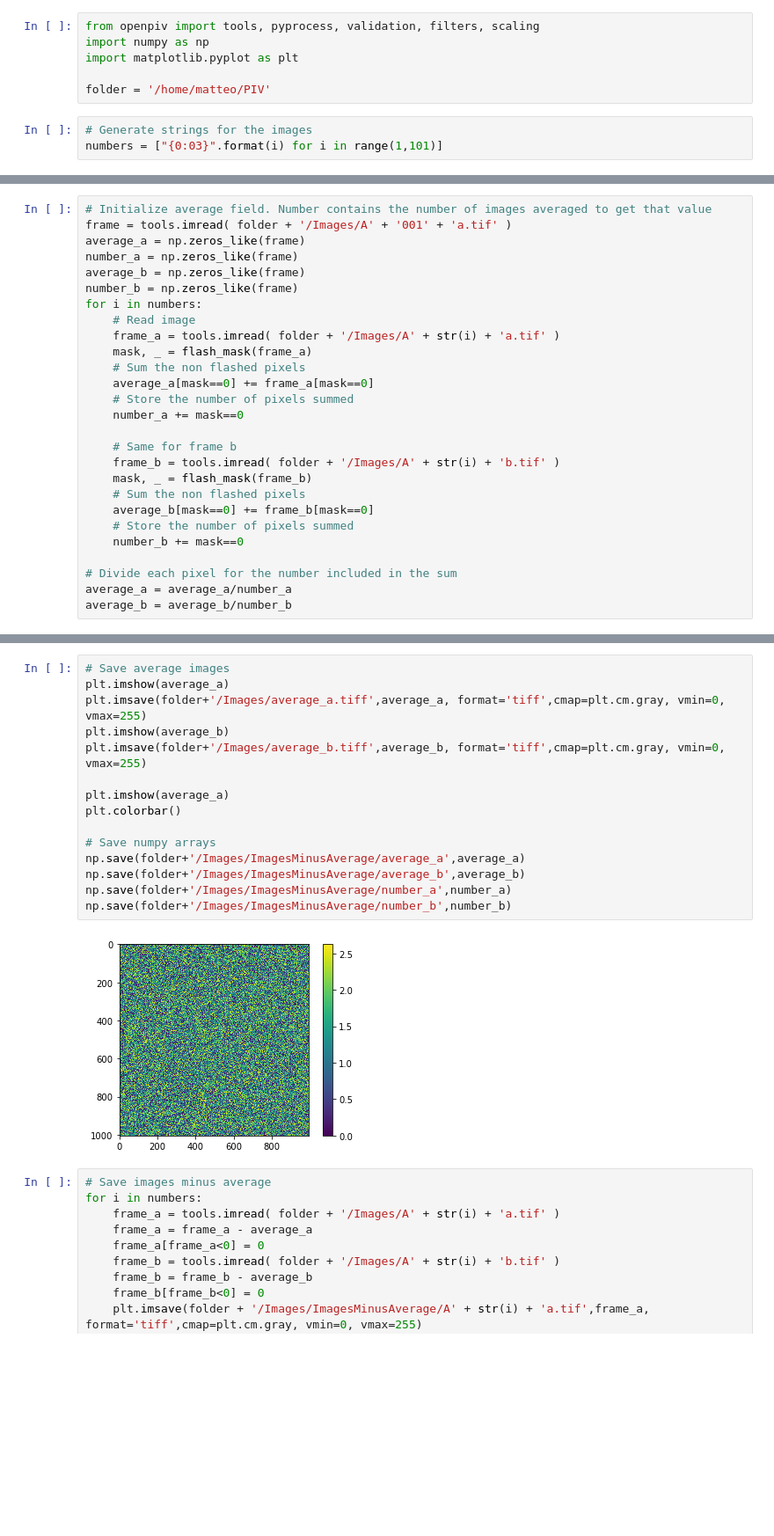
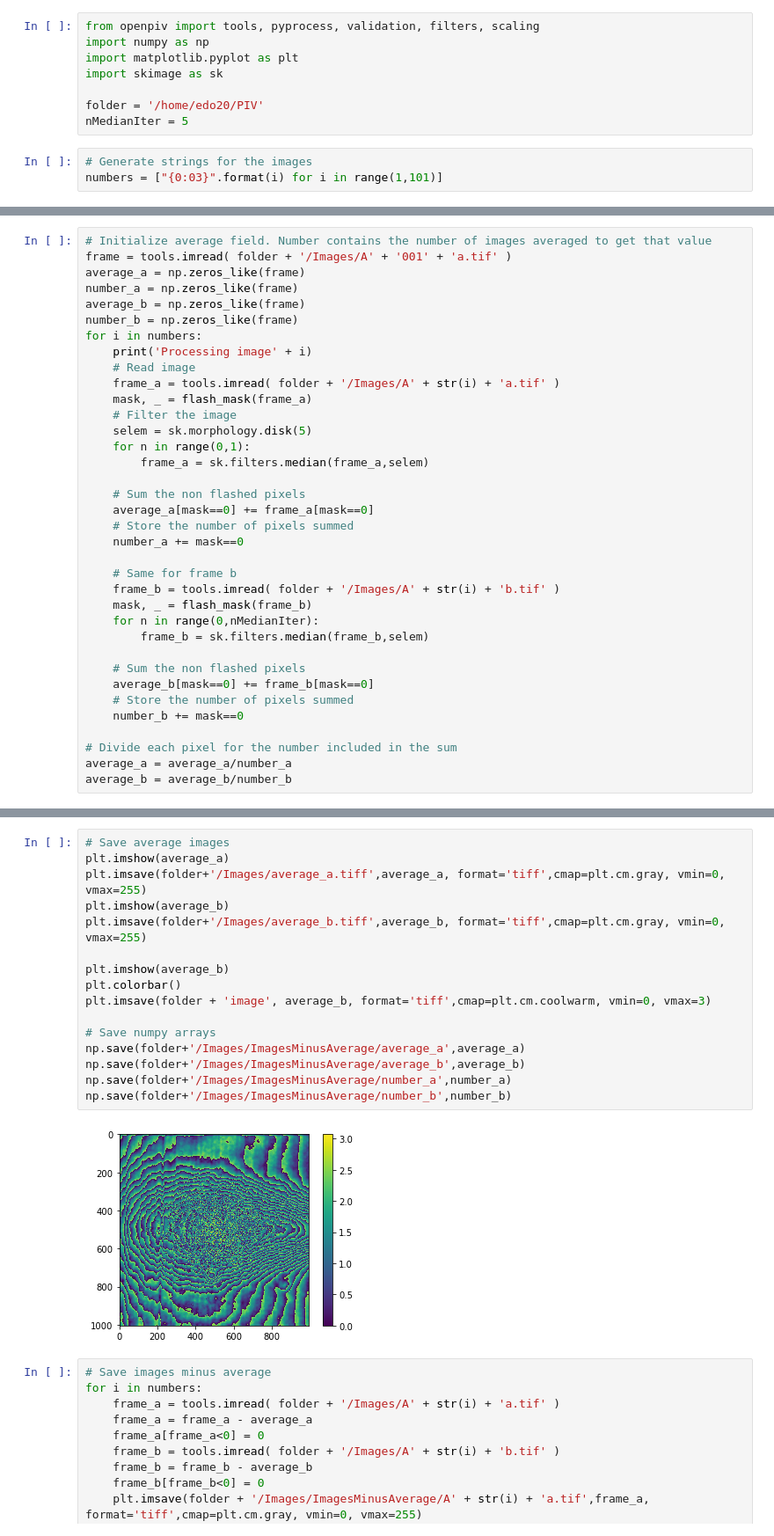
Before and after one commit to 20edo/PIV, a Jupyter notebook: Notebooks/Remove_average.ipynb, the cells around one changed output, grey strips where cells are left out. Shown: that part at 88% size. Saved outputs shown, nothing was run; the diff lists cells and outputs as text; blank space fills up the shorter version.

Commit message:
Used median filter to smooth averages

```diff
--- a/Notebooks/Remove_average.ipynb
+++ b/Notebooks/Remove_average.ipynb
@@ -2,8 +2,10 @@
 from openpiv import tools, pyprocess, validation, filters, scaling
 import numpy as np
 import matplotlib.pyplot as plt
+import skimage as sk
 
-folder = '/home/matteo/PIV'
+folder = '/home/edo20/PIV'
+nMedianIter = 5
 # %%
 # Generate strings for the images
 numbers = ["{0:03}".format(i) for i in range(1,101)]
@@ -18,9 +20,15 @@ number_a = np.zeros_like(frame)
 average_b = np.zeros_like(frame)
 number_b = np.zeros_like(frame)
 for i in numbers:
+    print('Processing image' + i)
     # Read image
     frame_a = tools.imread( folder + '/Images/A' + str(i) + 'a.tif' )
     mask, _ = flash_mask(frame_a)
+    # Filter the image
+    selem = sk.morphology.disk(5)
+    for n in range(0,1):
+        frame_a = sk.filters.median(frame_a,selem)
+
     # Sum the non flashed pixels
     average_a[mask==0] += frame_a[mask==0]
     # Store the number of pixels summed
@@ -29,6 +37,9 @@ for i in numbers:
     # Same for frame b
     frame_b = tools.imread( folder + '/Images/A' + str(i) + 'b.tif' )
     mask, _ = flash_mask(frame_b)
+    for n in range(0,nMedianIter):
+        frame_b = sk.filters.median(frame_b,selem)
+
     # Sum the non flashed pixels
     average_b[mask==0] += frame_b[mask==0]
     # Store the number of pixels summed
@@ -51,20 +80,21 @@ plt.hist(average_a.flatten())
 # %%
 # Save average images
 plt.imshow(average_a)
 plt.imsave(folder+'/Images/average_a.tiff',average_a, format='tiff',cmap=plt.cm.gray, vmin=0, vmax=255)
 plt.imshow(average_b)
 plt.imsave(folder+'/Images/average_b.tiff',average_b, format='tiff',cmap=plt.cm.gray, vmin=0, vmax=255)
 
-plt.imshow(average_a)
+plt.imshow(average_b)
 plt.colorbar()
+plt.imsave(folder + 'image', average_b, format='tiff',cmap=plt.cm.coolwarm, vmin=0, vmax=3)
 
 # Save numpy arrays
 np.save(folder+'/Images/ImagesMinusAverage/average_a',average_a)
 np.save(folder+'/Images/ImagesMinusAverage/average_b',average_b)
 np.save(folder+'/Images/ImagesMinusAverage/number_a',number_a)
 np.save(folder+'/Images/ImagesMinusAverage/number_b',number_b)
 # %% [output]
-[figure, old version]
+[figure, new version]
 # %%
 # Save images minus average
 for i in numbers:
```
Also changed, not shown: parts of 3 cells of this notebook, 1 other file.
